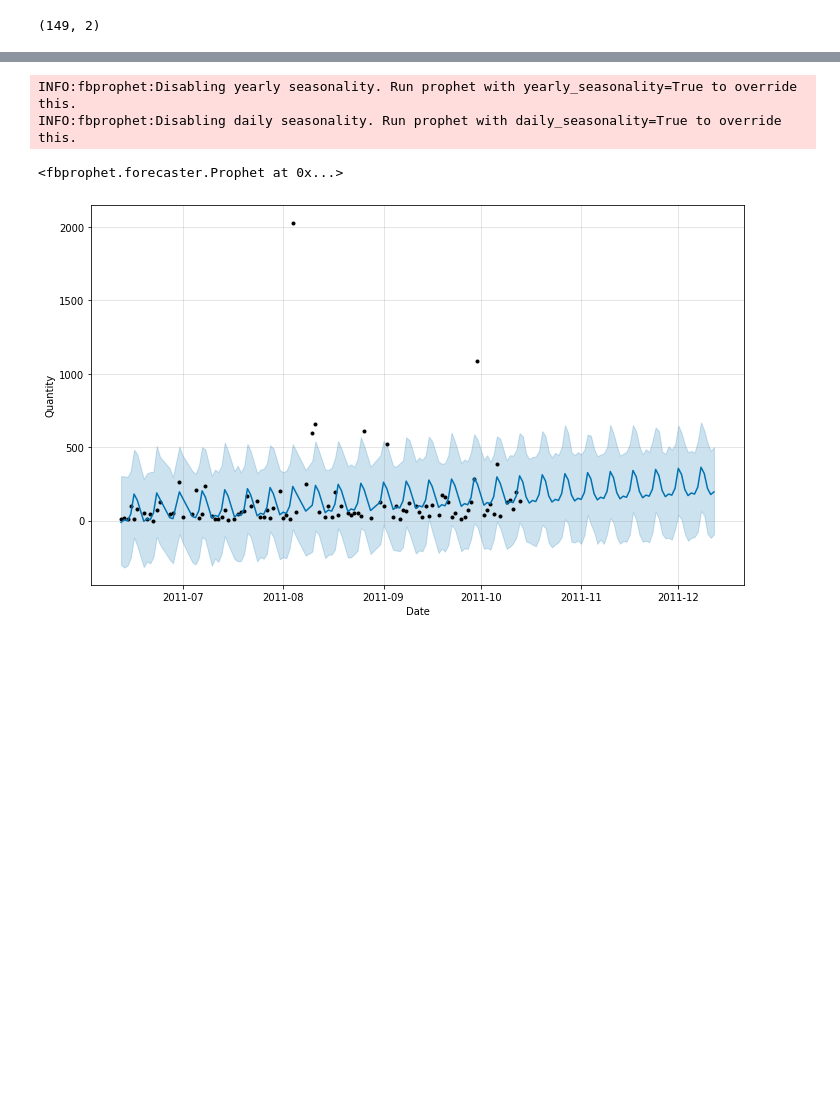
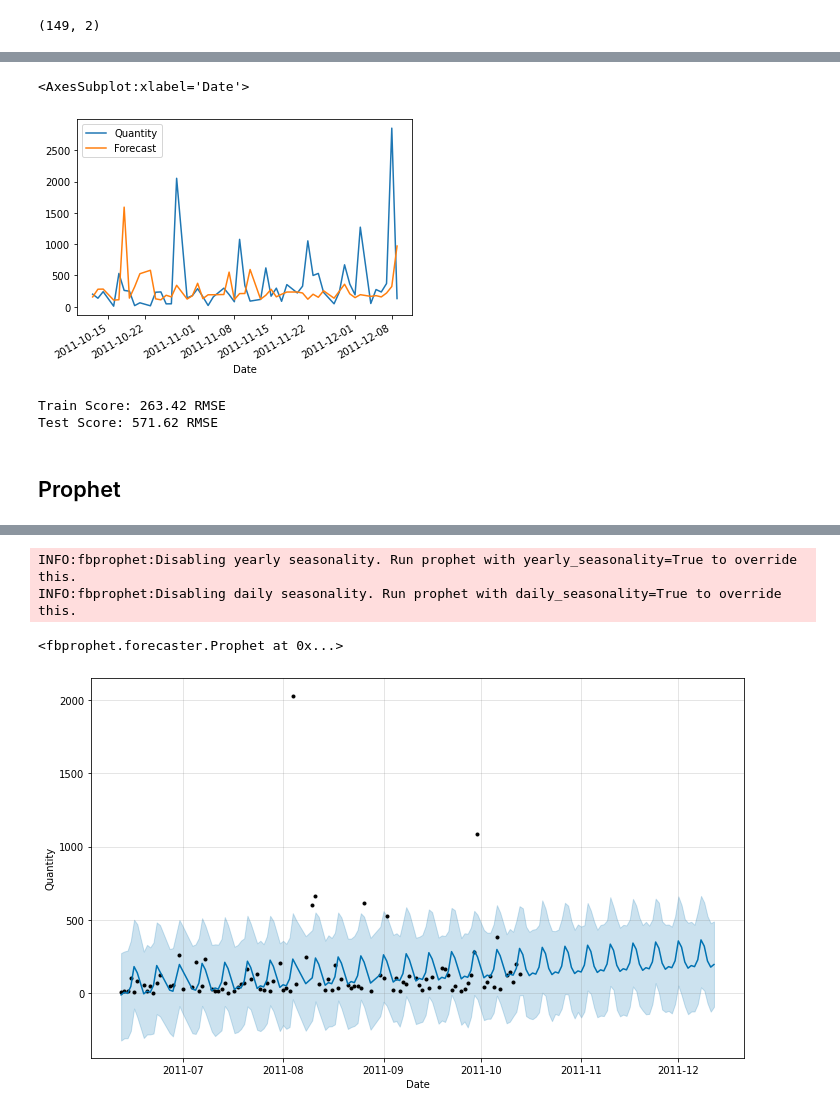
Before and after one commit to sheetalbongale/Retail-Time-Series-Analysis-and-Forecasting, a Jupyter notebook: notebooks/3_More_Model_Forecasting.ipynb, the cells around one changed output, grey strips where cells are left out. Cells and saved outputs as stored; diff of their text form; code cells hidden in the pictures; blank space fills up the shorter version.

Commit message:
Redo ARIMA and prophet

```diff
--- a/notebooks/3_More_Model_Forecasting.ipynb
+++ b/notebooks/3_More_Model_Forecasting.ipynb
@@ -90,0 +192,10 @@ fig.show()
+# %%
+# Fit a Model: SARIMAX(4, 1, 1)x(4, 1, [], 12) on training set
+from statsmodels.tsa.statespace.sarimax import SARIMAX
+
+model = SARIMAX(X_train['Quantity'],
+                order = (4, 1, 1),
+                seasonal_order =(4, 1, 0, 12))
+# %%
+result = model.fit()
+result.summary()
@@ -90,0 +234,26 @@ fig.show()
+# %%
+#Prediction
+start_index = len(X_train)
+end_index = len(df1)-1
+prediction = result.predict(start_index, end_index).rename('Forecast')
+# %%
+forecast_df = X_test.copy()
+forecast_df['Forecast'] = prediction.values
+# %%
+forecast_df.plot()
+# %% [output]
+<AxesSubplot:xlabel='Date'>
+[figure, added]
+# %%
+import math
+from sklearn.metrics import mean_squared_error
+# calculate root mean squared error
+trainScore = math.sqrt(mean_squared_error(X_train, train_prediction))
+print('Train Score: %.2f RMSE' % (trainScore))
+testScore = math.sqrt(mean_squared_error(X_test, prediction))
+print('Test Score: %.2f RMSE' % (testScore))
+# %% [output]
+Train Score: 263.42 RMSE
+Test Score: 571.62 RMSE
+# %% [markdown]
+## Prophet
```
Also changed, not shown: parts of 15 cells of this notebook, 4 other files.
